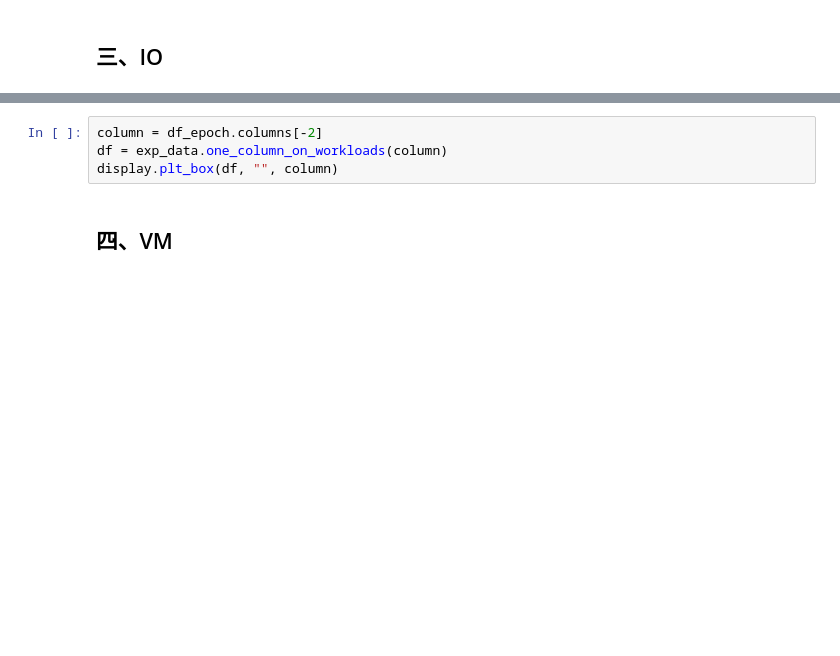
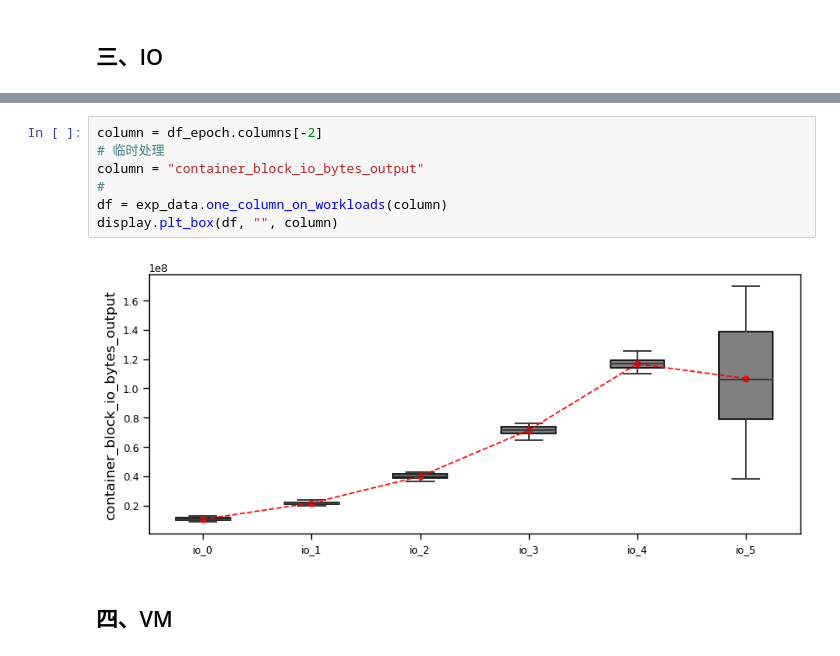
Before and after one commit to Faione/WorkloadAnalysis, a Jupyter notebook: analysis/agg_stress.ipynb, the cells around one changed output, grey strips where cells are left out. Saved outputs shown, nothing was run; the diff lists cells and outputs as text; blank space fills up the shorter version.

```diff
--- a/analysis/agg_stress.ipynb
+++ b/analysis/agg_stress.ipynb
@@ -73,7 +113,12 @@ df_epoch.columns
 # %%
 column = df_epoch.columns[-2]
+# 临时处理
+column = "container_block_io_bytes_output"
+#
 df = exp_data.one_column_on_workloads(column)
 display.plt_box(df, "", column)
+# %% [output]
+[figure, added]
 # %% [markdown]
 ## 四、VM
 # %%
```
Also changed, not shown: parts of 11 cells of this notebook, 2 other files.
